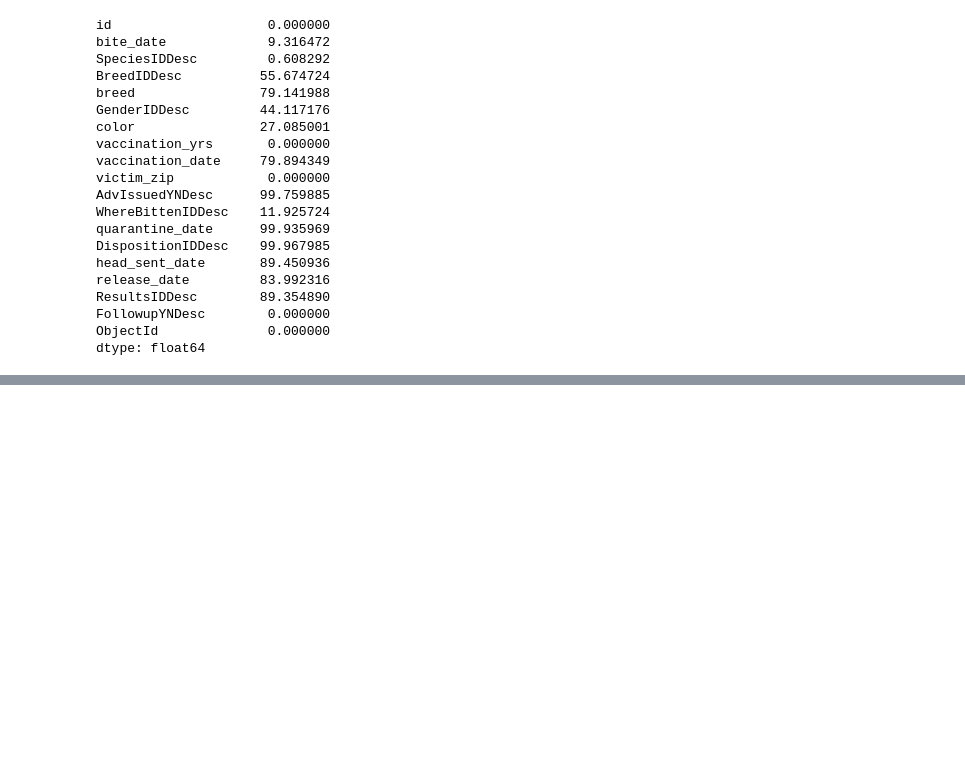
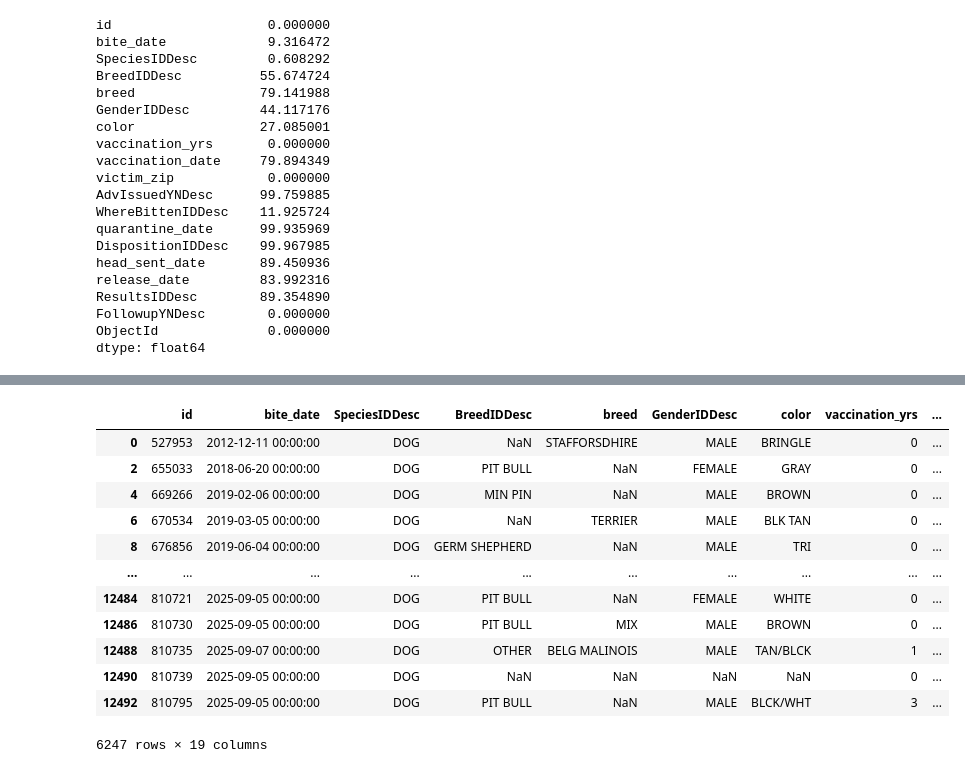
Before and after one commit to Blake-Herbert/animal_bites_data, a Jupyter notebook: bites.ipynb, the cells around one changed output, grey strips where cells are left out. Drawn from its saved outputs; the diff is of its cells as text; code cells hidden in the pictures; blank space fills up the shorter version.

```diff
--- a/bites.ipynb
+++ b/bites.ipynb
@@ -42,0 +63,17 @@ dtype: float64
+# %%
+bites.drop_duplicates(subset='id', keep='first', inplace=True)
+bites
+# %% [output]
+|  | id | bite_date | SpeciesIDDesc | BreedIDDesc | breed | GenderIDDesc | color | vaccination_yrs | ... |
+| 0 | 527953 | 2012-12-11 00:00:00 | DOG | NaN | STAFFORSDHIRE | MALE | BRINGLE | 0 | ... |
+| 2 | 655033 | 2018-06-20 00:00:00 | DOG | PIT BULL | NaN | FEMALE | GRAY | 0 | ... |
+| 4 | 669266 | 2019-02-06 00:00:00 | DOG | MIN PIN | NaN | MALE | BROWN | 0 | ... |
+| 6 | 670534 | 2019-03-05 00:00:00 | DOG | NaN | TERRIER | MALE | BLK TAN | 0 | ... |
+| 8 | 676856 | 2019-06-04 00:00:00 | DOG | GERM SHEPHERD | NaN | MALE | TRI | 0 | ... |
+| ... | ... | ... | ... | ... | ... | ... | ... | ... | ... |
+| 12484 | 810721 | 2025-09-05 00:00:00 | DOG | PIT BULL | NaN | FEMALE | WHITE | 0 | ... |
+| 12486 | 810730 | 2025-09-05 00:00:00 | DOG | PIT BULL | MIX | MALE | BROWN | 0 | ... |
+| 12488 | 810735 | 2025-09-07 00:00:00 | DOG | OTHER | BELG MALINOIS | MALE | TAN/BLCK | 1 | ... |
+| 12490 | 810739 | 2025-09-05 00:00:00 | DOG | NaN | NaN | NaN | NaN | 0 | ... |
+| 12492 | 810795 | 2025-09-05 00:00:00 | DOG | PIT BULL | NaN | MALE | BLCK/WHT | 3 | ... |
+6247 rows × 19 columns
```
Also changed, not shown: parts of 9 cells of this notebook.
